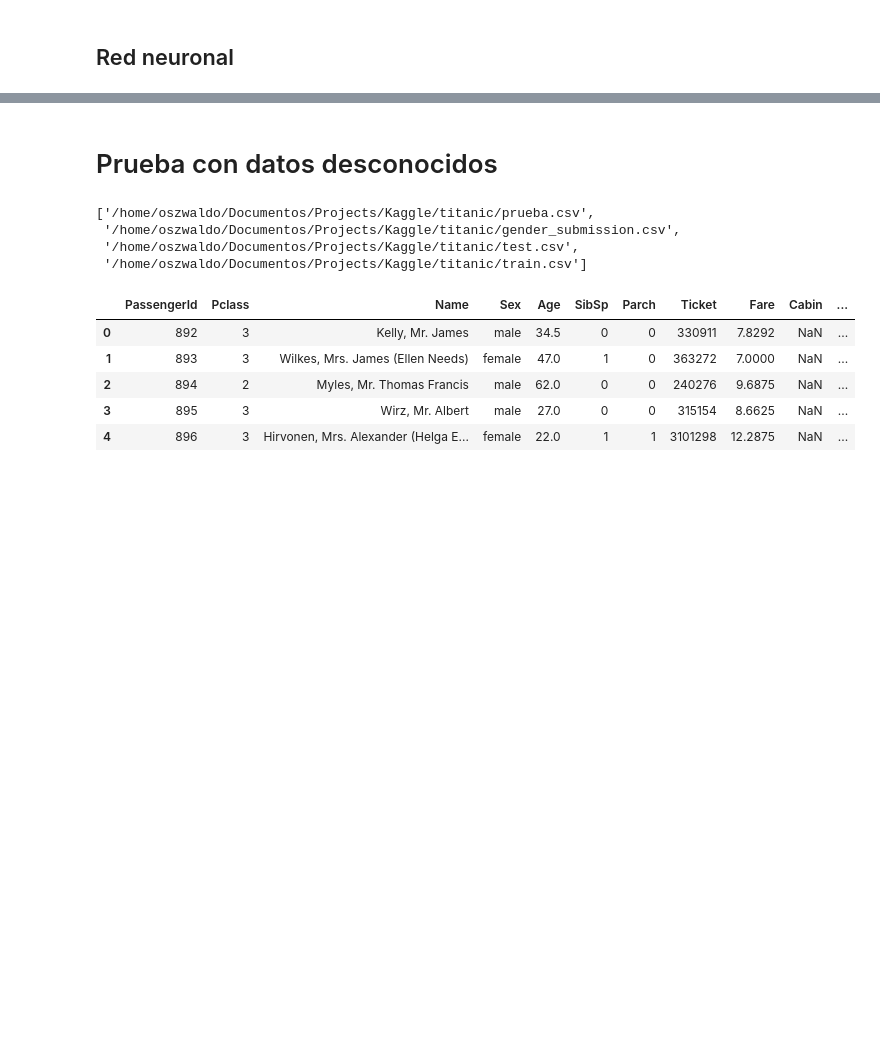
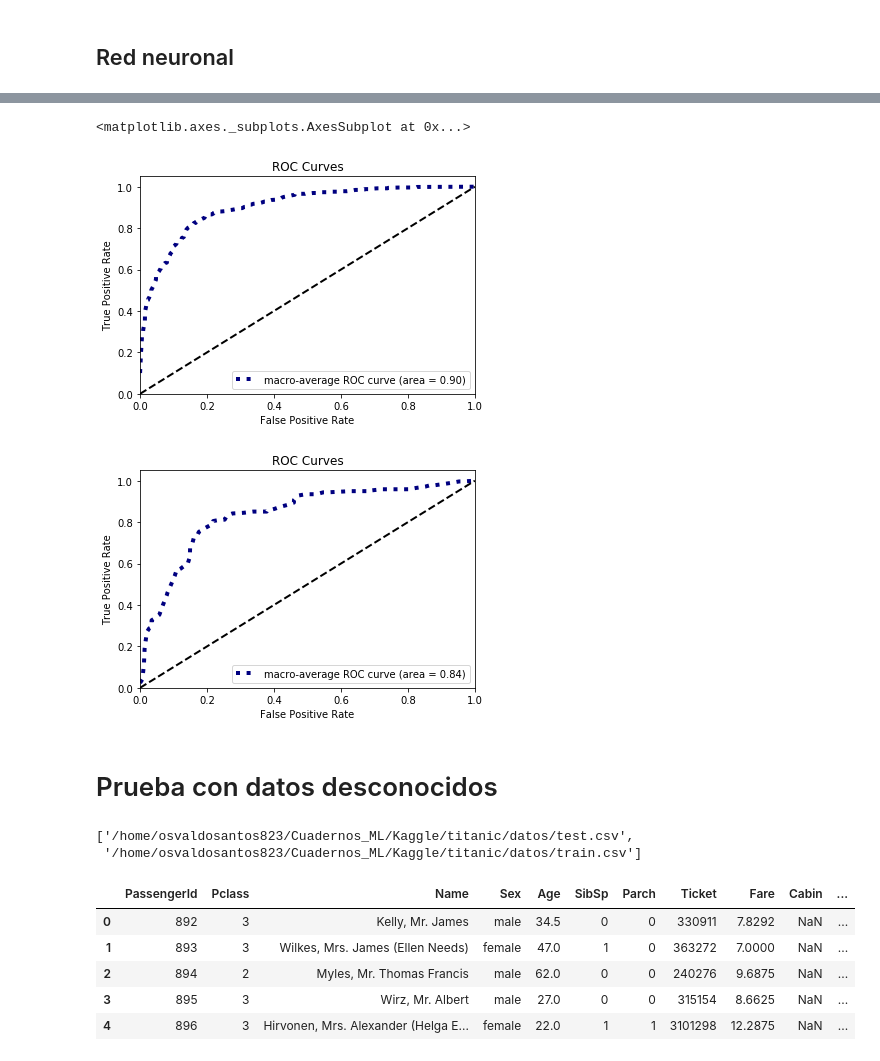
Before and after one commit to OsvaldoSan/Cuadernos_ML, a Jupyter notebook: Kaggle/titanic/Titanic.ipynb, the cells around one changed output, grey strips where cells are left out. Drawn from its saved outputs; the diff is of its cells as text; code cells hidden in the pictures; blank space fills up the shorter version.

Commit message:
Modificaciones para que funcione en Google cloud titanic.ipynb

```diff
--- a/Kaggle/titanic/Titanic.ipynb
+++ b/Kaggle/titanic/Titanic.ipynb
@@ -20,8 +20,8 @@ import seaborn as sns
 # %% [markdown]
 # Lectura de datos
 # %%
-ruta=os.getcwd()+'/datos' # Get current work directory
-
+#ruta=os.getcwd()+'/datos' # Get current work directory
+ruta ='/home/osvaldosantos823/Cuadernos_ML/Kaggle/titanic/datos'
 l_arch=[os.path.join(ruta,a) for a in os.listdir(ruta) if a.endswith('.csv') ]
 l_arch
 # %% [output]
@@ -496,13 +545,15 @@ modeloRN.fit(Xt,yt)
 # %%
-plot_roc_curve(y_true=yt,y_probas=modelo.predict_proba(Xt),curves='macro')
-plot_roc_curve(y_true=yv,y_probas=modelo.predict_proba(Xv),curves='macro')
+plot_roc_curve(y_true=yt,y_probas=modeloRN.predict_proba(Xt),curves='macro')
+plot_roc_curve(y_true=yv,y_probas=modeloRN.predict_proba(Xv),curves='macro')
+# %% [output]
+<matplotlib.axes._subplots.AxesSubplot at 0x...>
+[figure, added]
+[figure, added]
 # %% [markdown]
 # Prueba con datos desconocidos
 # %%
 l_arch
 # %% [output]
-['/home/oszwaldo/Documentos/Projects/Kaggle/titanic/prueba.csv',
- '/home/oszwaldo/Documentos/Projects/Kaggle/titanic/gender_submission.csv',
- '/home/oszwaldo/Documentos/Projects/Kaggle/titanic/test.csv',
- '/home/oszwaldo/Documentos/Projects/Kaggle/titanic/train.csv']
+['/home/osvaldosantos823/Cuadernos_ML/Kaggle/titanic/datos/test.csv',
+ '/home/osvaldosantos823/Cuadernos_ML/Kaggle/titanic/datos/train.csv']
 # %%
```
Also changed, not shown: parts of 13 cells of this notebook.
